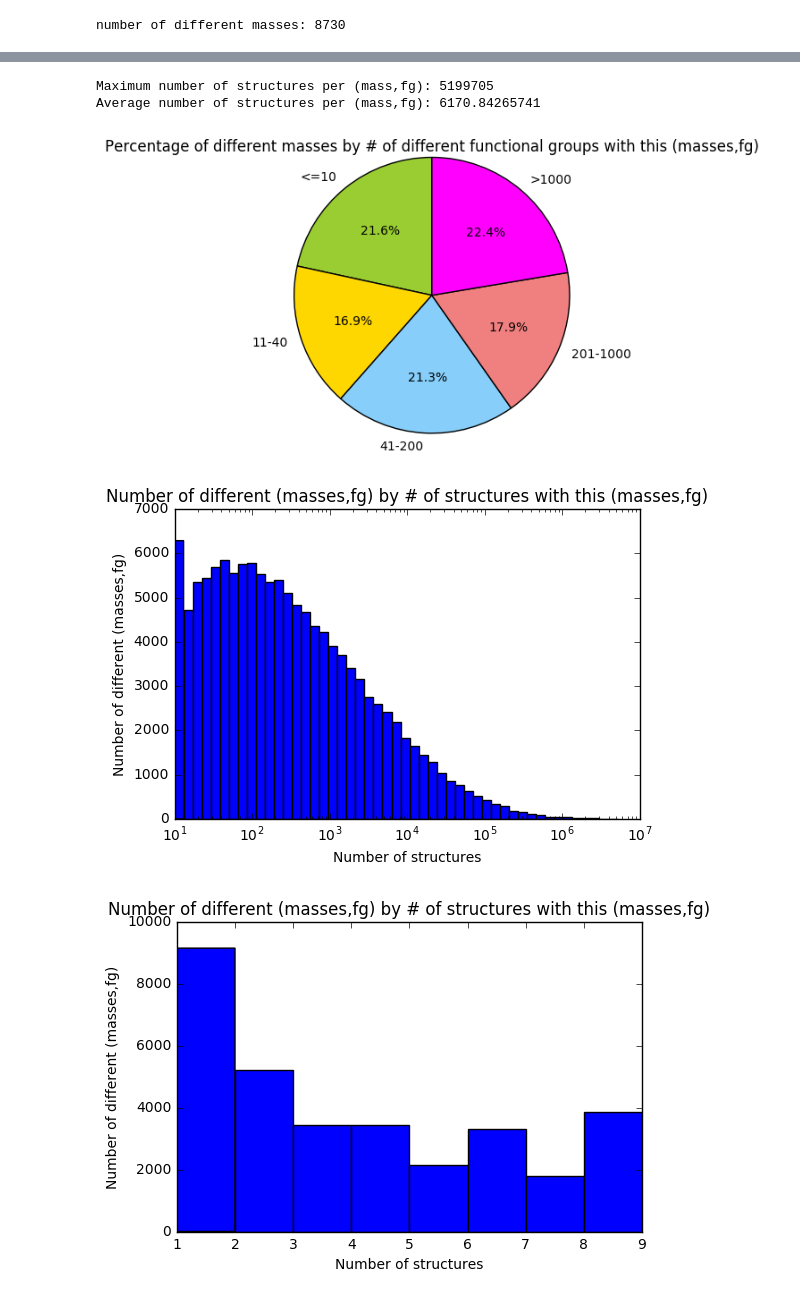
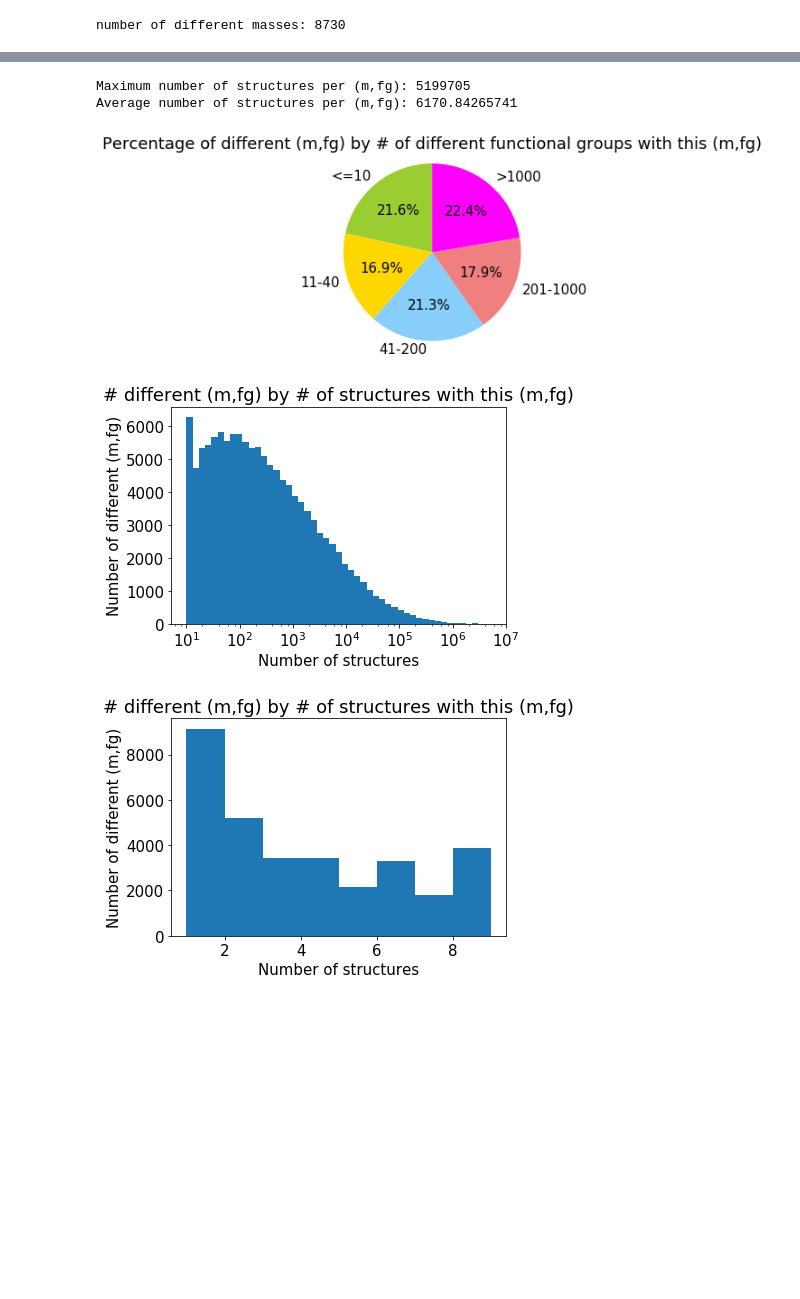
Before and after one commit to zasdfgbnm-dumpster/irms-stat, a Jupyter notebook: universe.ipynb, the cells around one changed output, grey strips where cells are left out. Cells and saved outputs as stored; diff of their text form; code cells hidden in the pictures; blank space fills up the shorter version.

```diff
--- a/universe.ipynb
+++ b/universe.ipynb
@@ -15,7 +15,7 @@ import numpy as np
 # %% [output]
 Populating the interactive namespace from numpy and matplotlib
 # %%
-universe = spark.read.parquet("/home/gaoxiang/MEGA/tables/StructureUniverse")
+universe = spark.read.parquet("/mnt/data/gaoxiang/tables/StructureUniverse")
 universe.show()
 print('total items:', universe.count())
 # %% [output]
@@ -134,40 +134,41 @@ mfgcounts_local = mfgcounts.collect()
 # %%
 counts_only = [ x['count'] for x in mfgcounts_local ]
 maxcount = max(counts_only)
 avgcount = sum(counts_only)/len(counts_only)
-print("Maximum number of structures per (mass,fg):",maxcount)
-print("Average number of structures per (mass,fg):",avgcount)
+print("Maximum number of structures per (m,fg):",maxcount)
+print("Average number of structures per (m,fg):",avgcount)
 
 # 1 structures vs >1 structures
 labels = '<=10', '11-40', '41-200', '201-1000', '>1000'
 sizes = [ len([x for x in counts_only if x<=10]),
           len([x for x in counts_only if x>=11 and x<=40]),
           len([x for x in counts_only if x>=41 and x<=200]),
           len([x for x in counts_only if x>=201 and x<=1000]),
           len([x for x in counts_only if x>1000]) ]
 colors = ['yellowgreen', 'gold', 'lightskyblue', 'lightcoral', 'magenta']
 plt.pie(sizes, labels=labels, colors=colors, autopct='%1.1f%%', startangle=90)
 plt.axis('equal')
-plt.title('Percentage of different (masses,fg) by # of different functional groups with this (masses,fg)')
+plt.title('Percentage of different (m,fg) by # of different functional groups with this (m,fg)')
 plt.show()
 
 # > 10 structures
+matplotlib.rcParams.update({'font.size': 15})
 plt.hist(counts_only, bins=np.logspace(1, np.log10(maxcount), 50))
 plt.gca().set_xscale("log")
-plt.title('Number of different (masses,fg) by # of structures with this (masses,fg)')
-plt.ylabel('Number of different (masses,fg)')
+plt.title('# different (m,fg) by # of structures with this (m,fg)')
+plt.ylabel('Number of different (m,fg)')
 plt.xlabel('Number of structures')
 plt.show()
 
 # <10 structures
 plt.hist(counts_only, bins=range(1,10))
-plt.title('Number of different (masses,fg) by # of structures with this (masses,fg)')
-plt.ylabel('Number of different (masses,fg)')
+plt.title('# different (m,fg) by # of structures with this (m,fg)')
+plt.ylabel('Number of different (m,fg)')
 plt.xlabel('Number of structures')
 plt.show()
 # %% [output]
-Maximum number of structures per (mass,fg): 5199705
-Average number of structures per (mass,fg): 6170.84265741
+Maximum number of structures per (m,fg): 5199705
+Average number of structures per (m,fg): 6170.84265741
-[figure, old version]
+[figure, new version]
-[figure, old version]
+[figure, new version]
-[figure, old version]
+[figure, new version]
```
Also changed, not shown: parts of 3 cells of this notebook.
